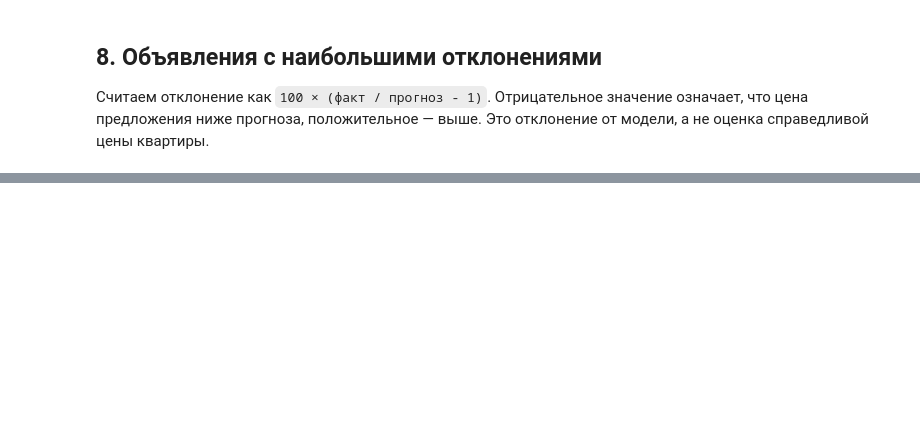
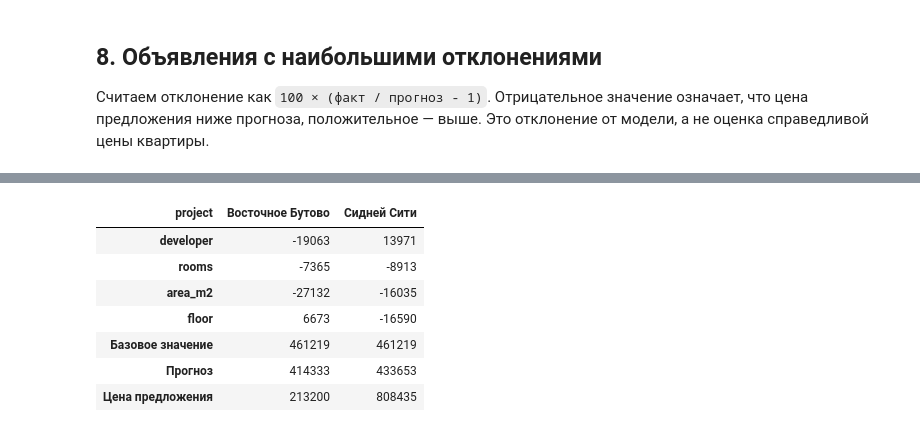
Before and after one commit to misha-mishin/newbuild-price-estimator, a Jupyter notebook: notebooks/modeling.ipynb, the cells around one changed output, grey strips where cells are left out. Cells and saved outputs as stored; diff of their text form; code cells hidden in the pictures; blank space fills up the shorter version.

```diff
--- a/notebooks/modeling.ipynb
+++ b/notebooks/modeling.ipynb
@@ -471,10 +463,13 @@ def predict_models(train, test):
     )
     catboost.fit(X_train, y_train, cat_features=["developer"])
 
-    return {
+    predictions = {
         "Baseline": predict_baseline(train, test),
         "Ridge": ridge_pred,
         "CatBoost": catboost.predict(X_test),
     }
+
+    # Сохраним catboost для SHAP
+    return predictions, catboost
 # %%
 # Получаем прогнозы на обоих тестах
@@ -670,0 +759,24 @@ extremes.round({TARGET: 0, "prediction": 0, "deviation_pct": 1})
+# %%
+# Выбираем объявления
+cases = group_results.loc[[
+    group_results["deviation_pct"].idxmin(),
+    group_results["deviation_pct"].idxmax(),
+]]
+
+# Собираем и выводим таблицу
+shap_table = group_shap.loc[cases.index].copy()
+shap_table["Базовое значение"] = float(explainer.expected_value)
+shap_table["Прогноз"] = cases["prediction"]
+shap_table["Цена предложения"] = cases[TARGET]
+shap_table.index = cases["project"]
+
+shap_table.T.round(0).astype(int)
+# %% [output]
+| project | Восточное Бутово | Сидней Сити |
+| developer | -19063 | 13971 |
+| rooms | -7365 | -8913 |
+| area_m2 | -27132 | -16035 |
+| floor | 6673 | -16590 |
+| Базовое значение | 461219 | 461219 |
+| Прогноз | 414333 | 433653 |
+| Цена предложения | 213200 | 808435 |
```
Also changed, not shown: parts of 18 cells of this notebook.
